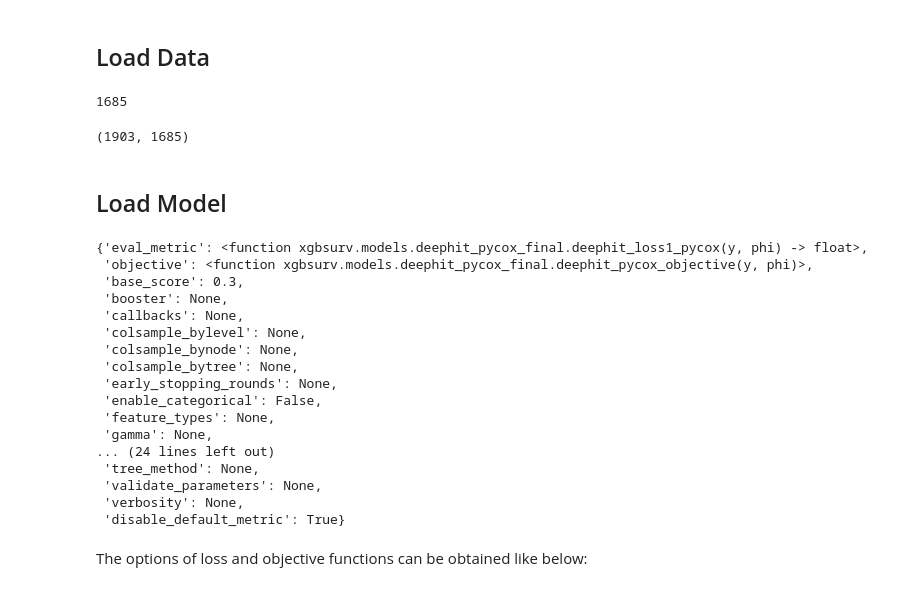
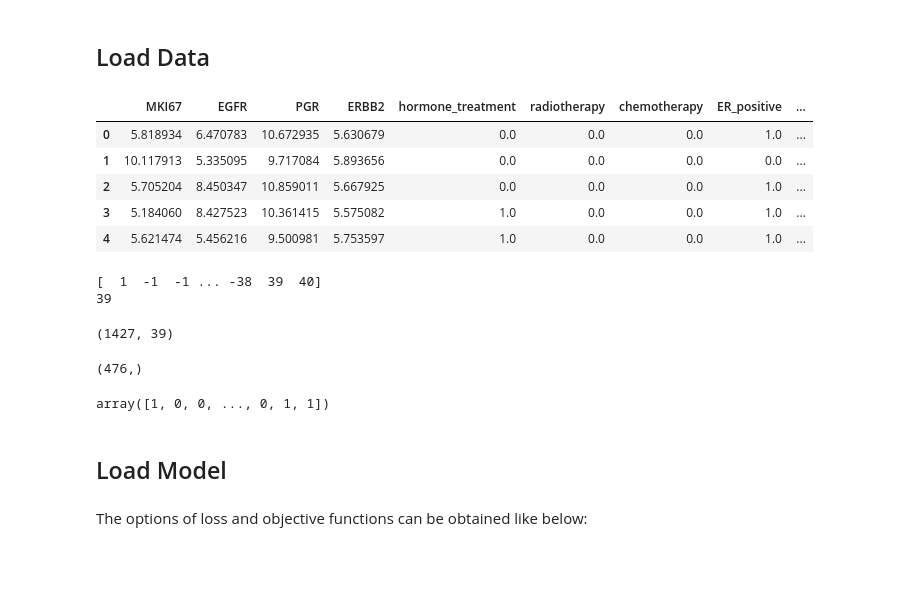
Before and after one commit to jatlantic/xgbsurv, a Jupyter notebook: examples/xgbsurv_deephit.ipynb, the cells around one changed output. Saved outputs shown, nothing was run; the diff lists cells and outputs as text; code cells hidden in the pictures; blank space fills up the shorter version.

```diff
--- a/examples/xgbsurv_deephit.ipynb
+++ b/examples/xgbsurv_deephit.ipynb
@@ -17,43 +20,56 @@ import numpy as np
 %autoreload 2
 # %% [markdown]
 ## Load Data
-# %%
-data, target = load_metabric(path="/Users/JUSC/Documents/xgbsurv/xgbsurv/datasets/data/", as_frame=False)
-#target = target[:10]
-#data = data[:10,:]
-n = len(np.unique(np.abs(target)))
-print(n)
-target = np.tile(target, (n,1)).T
-target.shape
-# %% [output]
-1685
-(1903, 1685)
+# %%
+data, target = load_metabric(path="/Users/JUSC/Documents/xgbsurv/xgbsurv/datasets/data/", as_frame=True)
+# add discretizer
+
+time, event = transform_back(target.to_numpy())
+data['time'] = time
+data['event'] = event
+df = discretizer_df(data, n_cuts=100, type = 'equidistant', min_time=0.0)
+df.head()
+# %% [output]
+|  | MKI67 | EGFR | PGR | ERBB2 | hormone_treatment | radiotherapy | chemotherapy | ER_positive | ... |
+| 0 | 5.818934 | 6.470783 | 10.672935 | 5.630679 | 0.0 | 0.0 | 0.0 | 1.0 | ... |
+| 1 | 10.117913 | 5.335095 | 9.717084 | 5.893656 | 0.0 | 0.0 | 0.0 | 0.0 | ... |
+| 2 | 5.705204 | 8.450347 | 10.859011 | 5.667925 | 0.0 | 0.0 | 0.0 | 1.0 | ... |
+| 3 | 5.184060 | 8.427523 | 10.361415 | 5.575082 | 1.0 | 0.0 | 0.0 | 1.0 | ... |
+| 4 | 5.621474 | 5.456216 | 9.500981 | 5.753597 | 1.0 | 0.0 | 0.0 | 1.0 | ... |
+# %%
+target = transform(df.time.to_numpy(), df.event.to_numpy())
+print(target)
+data = df.iloc[:,:-2].to_numpy()
+#target = target[:10]
+#data = data[:10,:]
+target_sign = np.sign(target)
+X_train, X_test, y_train, y_test = train_test_split(data, target, stratify=target_sign)
+X_train, y_train = sort_X_y(X_train, y_train)
+X_test, y_test = sort_X_y(X_test, y_test)
+n = len(np.unique(np.absolute(y_train)))
+print(n)
+y_train= np.tile(y_train, (n,1)).T
+y_train.shape
+# %% [output]
+[  1  -1  -1 ... -38  39  40]
+39
+(1427, 39)
+# %%
+y_test.shape
+# %% [output]
+(476,)
+# %%
+event
+# %% [output]
+array([1, 0, 0, ..., 0, 1, 1])
 # %% [markdown]
 ## Load Model
 # %%
 model = XGBSurv(n_estimators=2000, objective="deephit_objective",
                                              eval_metric="deephit_loss",
-                                             learning_rate=0.01,
+                                             learning_rate=0.10,
                                              random_state=7, disable_default_metric=True, base_score=0.3)
-model.get_params()
+#model.get_params()
-# %% [output]
-{'eval_metric': <function xgbsurv.models.deephit_pycox_final.deephit_loss1_pycox(y, phi) -> float>,
- 'objective': <function xgbsurv.models.deephit_pycox_final.deephit_pycox_objective(y, phi)>,
- 'base_score': 0.3,
- 'booster': None,
- 'callbacks': None,
- 'colsample_bylevel': None,
- 'colsample_bynode': None,
- 'colsample_bytree': None,
- 'early_stopping_rounds': None,
- 'enable_categorical': False,
- 'feature_types': None,
- 'gamma': None,
-... (24 lines left out)
- 'tree_method': None,
- 'validate_parameters': None,
- 'verbosity': None,
- 'disable_default_metric': True}
 # %% [markdown]
 The options of loss and objective functions can be obtained like below:
 # %%
```
Also changed, not shown: parts of 30 cells of this notebook, 33 other files.
